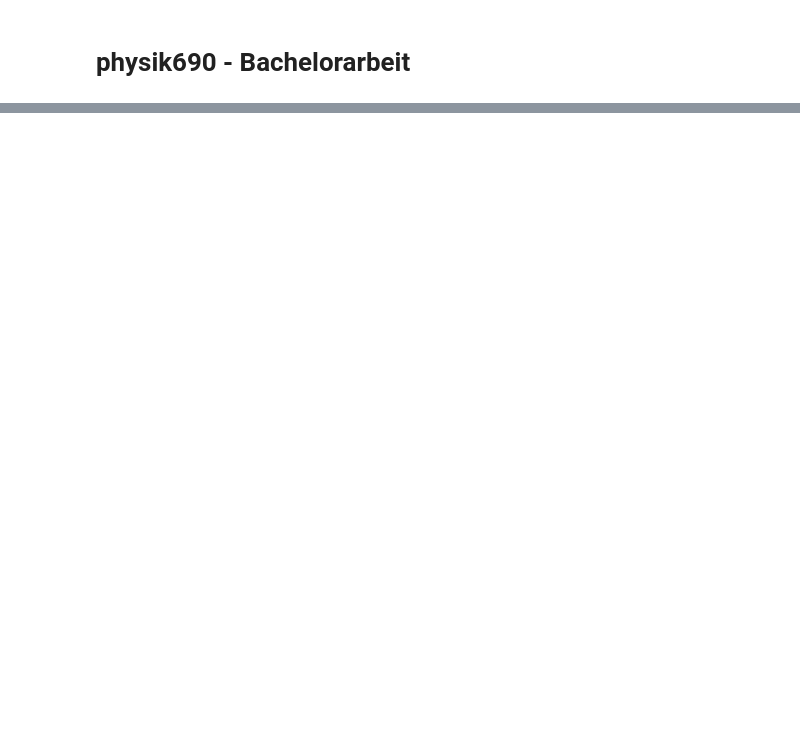
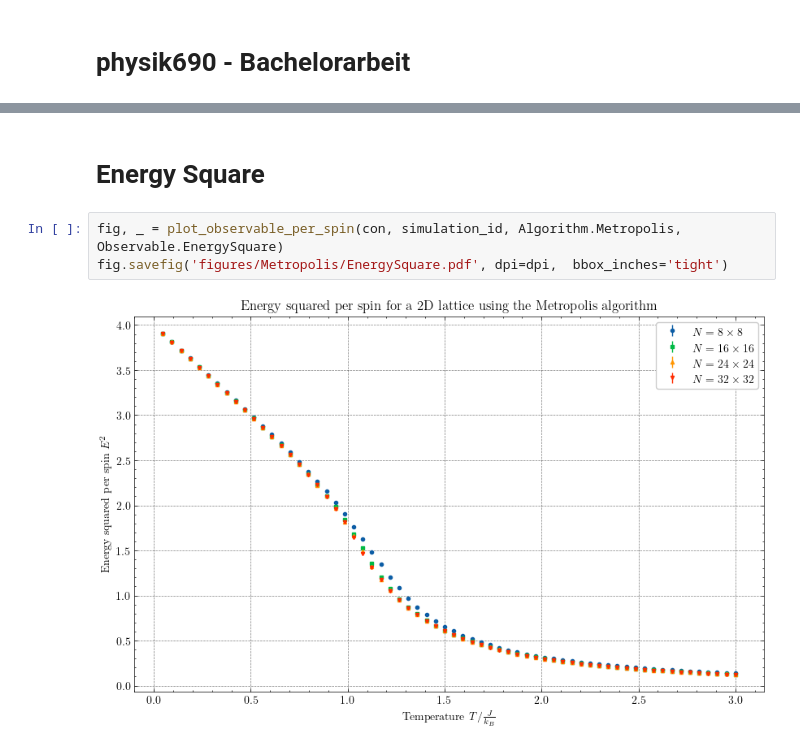
Before and after one commit to lennartvrg/physik690-Bachelorarbeit, a Jupyter notebook: analysis.ipynb, the cells around one changed output, grey strips where cells are left out. Drawn from its saved outputs; the diff is of its cells as text; blank space fills up the shorter version.

```diff
--- a/analysis.ipynb
+++ b/analysis.ipynb
@@ -22,0 +88,7 @@ plt.errorbar(data['temperature'], data['m_mean'], yerr=data['m_stddev'])
+# %% [markdown]
+# Energy Square
+# %%
+fig, _ = plot_observable_per_spin(con, simulation_id, Algorithm.Metropolis, Observable.EnergySquare)
+fig.savefig('figures/Metropolis/EnergySquare.pdf', dpi=dpi,  bbox_inches='tight')
+# %% [output]
+[figure, added]
```
Also changed, not shown: parts of 23 cells of this notebook, 13 other files.
